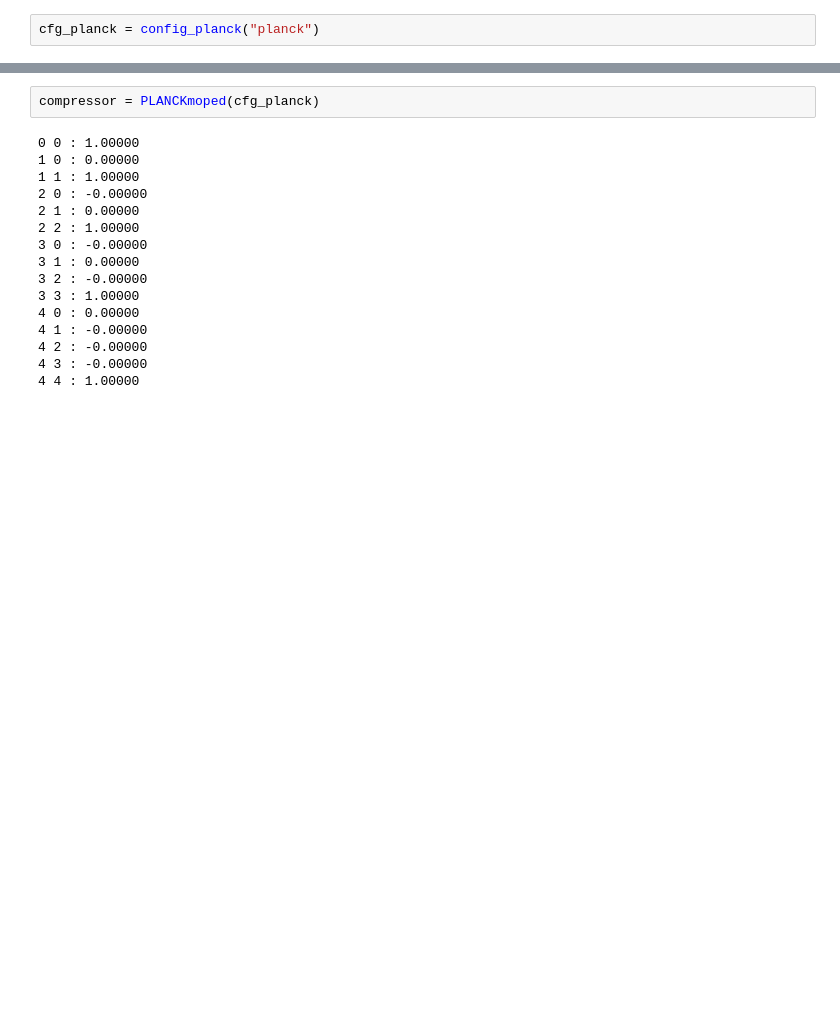
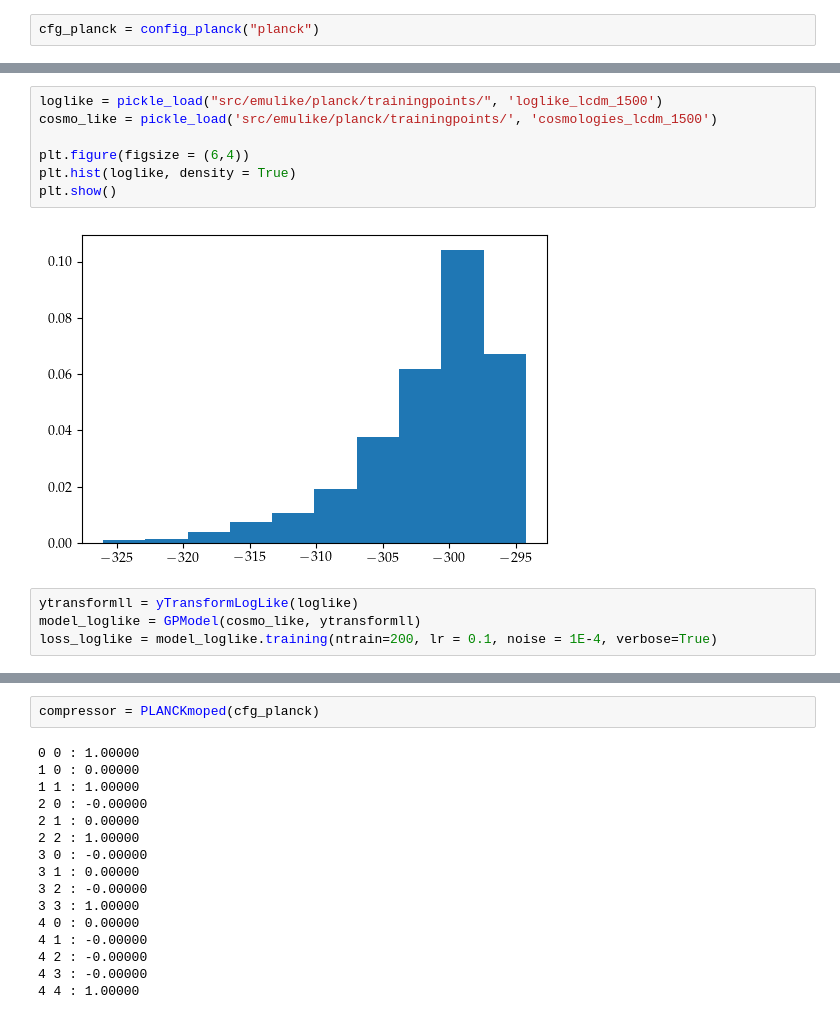
Before and after one commit to Harry45/emuplanck, a Jupyter notebook: playground.ipynb, the cells around one changed output, grey strips where cells are left out. Drawn from its saved outputs; the diff is of its cells as text; blank space fills up the shorter version.

```diff
--- a/playground.ipynb
+++ b/playground.ipynb
@@ -1360,0 +1540,13 @@ plt.show()
+# %%
+loglike = pickle_load("src/emulike/planck/trainingpoints/", 'loglike_lcdm_1500')
+cosmo_like = pickle_load('src/emulike/planck/trainingpoints/', 'cosmologies_lcdm_1500')
+
+plt.figure(figsize = (6,4))
+plt.hist(loglike, density = True)
+plt.show()
+# %% [output]
+[figure, added]
+# %%
+ytransformll = yTransformLogLike(loglike)
+model_loglike = GPModel(cosmo_like, ytransformll)
+loss_loglike = model_loglike.training(ntrain=200, lr = 0.1, noise = 1E-4, verbose=True)
```
Also changed, not shown: parts of 67 cells of this notebook, 6 other files.
